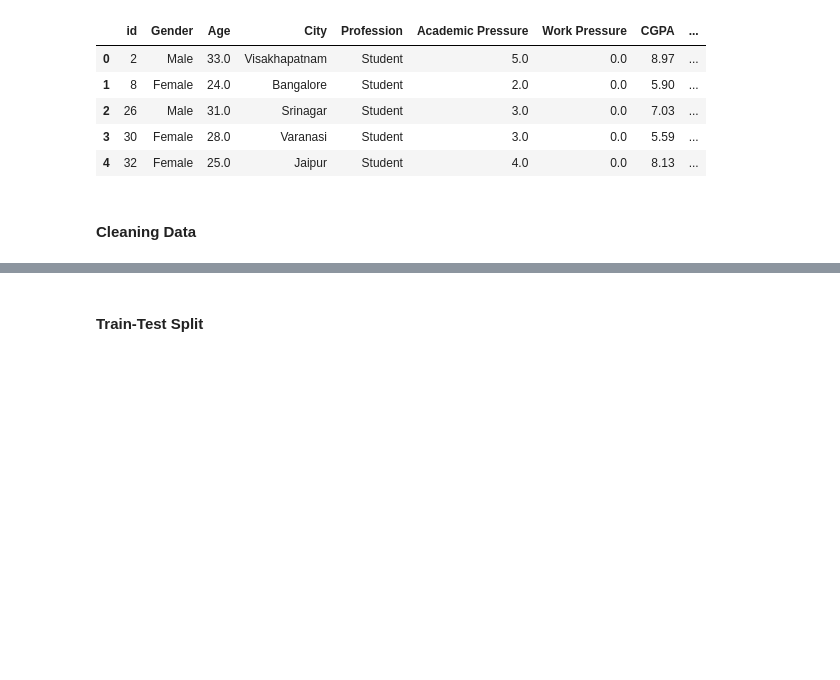
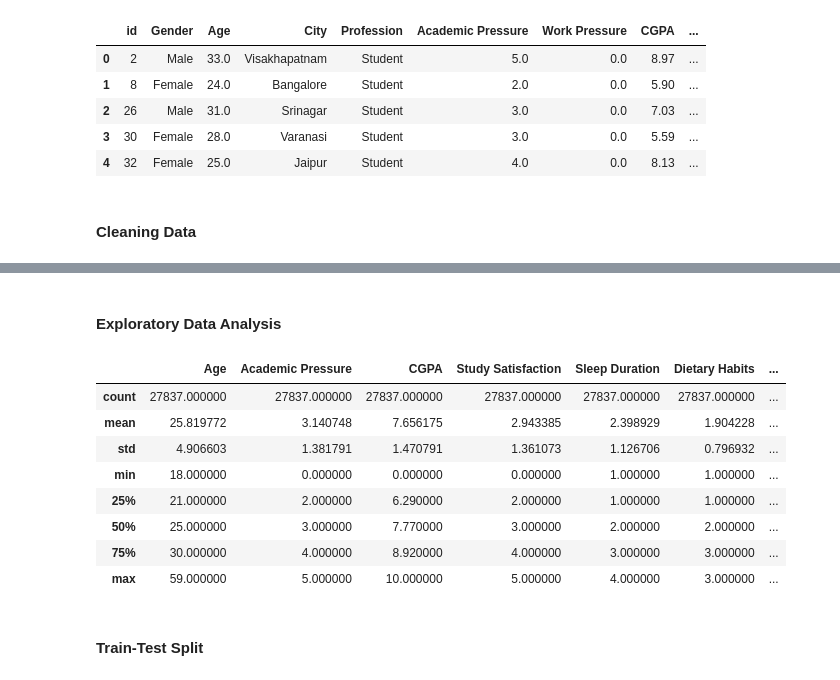
Before and after one commit to jharrisong830/cs513-final-project, a Jupyter notebook: main.ipynb, the cells around one changed output, grey strips where cells are left out. Cells and saved outputs as stored; diff of their text form; code cells hidden in the pictures; blank space fills up the shorter version.

```diff
--- a/main.ipynb
+++ b/main.ipynb
@@ -148,3 +167,17 @@ memory usage: 3.8+ MB
+# %% [markdown]
+#### Exploratory Data Analysis
+# %%
+df.describe()
+# %% [output]
+|  | Age | Academic Pressure | CGPA | Study Satisfaction | Sleep Duration | Dietary Habits | ... |
+| count | 27837.000000 | 27837.000000 | 27837.000000 | 27837.000000 | 27837.000000 | 27837.000000 | ... |
+| mean | 25.819772 | 3.140748 | 7.656175 | 2.943385 | 2.398929 | 1.904228 | ... |
+| std | 4.906603 | 1.381791 | 1.470791 | 1.361073 | 1.126706 | 0.796932 | ... |
+| min | 18.000000 | 0.000000 | 0.000000 | 0.000000 | 1.000000 | 1.000000 | ... |
+| 25% | 21.000000 | 2.000000 | 6.290000 | 2.000000 | 1.000000 | 1.000000 | ... |
+| 50% | 25.000000 | 3.000000 | 7.770000 | 3.000000 | 2.000000 | 2.000000 | ... |
+| 75% | 30.000000 | 4.000000 | 8.920000 | 4.000000 | 3.000000 | 3.000000 | ... |
+| max | 59.000000 | 5.000000 | 10.000000 | 5.000000 | 4.000000 | 3.000000 | ... |
 # %% [markdown]
 #### Train-Test Split
 # %%
```
Also changed, not shown: parts of 23 cells of this notebook, 1 other file.
